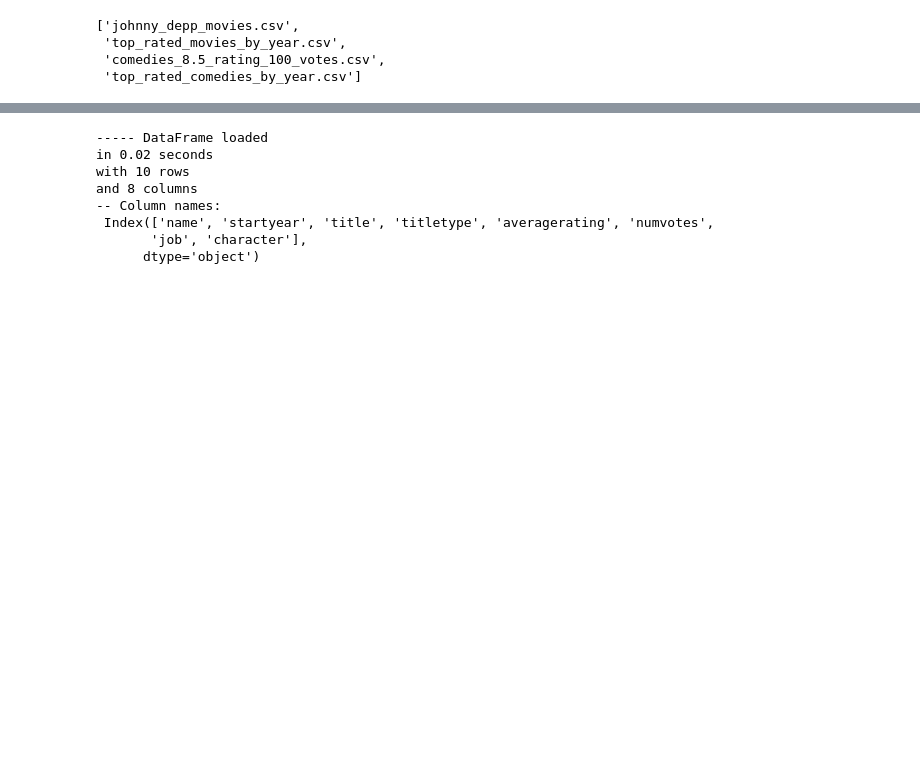
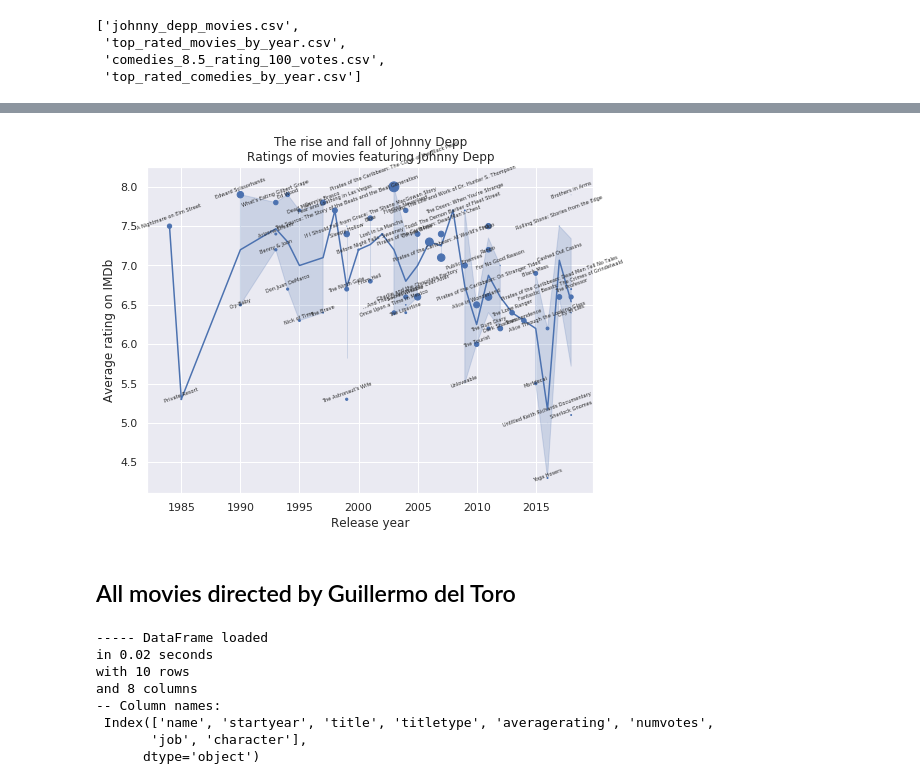
Before and after one commit to stepan-o/movies, a Jupyter notebook: notebooks/3.explore/imdb_explore.ipynb, the cells around one changed output, grey strips where cells are left out. Drawn from its saved outputs; the diff is of its cells as text; code cells hidden in the pictures; blank space fills up the shorter version.

Commit message:
add a chart for all movies featuring Johnny Depp

```diff
--- a/notebooks/3.explore/imdb_explore.ipynb
+++ b/notebooks/3.explore/imdb_explore.ipynb
@@ -85,16 +97,24 @@ print("----- DataFrame loaded"
 # %%
 f, ax = plt.subplots(1, figsize=(8, 6))
 
 sns.lineplot(data=df, x='startyear', y='averagerating', ax=ax)
 # sns.relplot(data=df, x='startyear', y='averagerating', size='numvotes')
 plt.scatter(x=df['startyear'], y=df['averagerating'], s=df['numvotes'] / 10000)
 ax.set_title("The rise and fall of Johnny Depp"
              "\nRatings of movies featuring Johnny Depp")
 ax.set_ylabel("Average rating on IMDb")
 ax.set_xlabel("Release year")
 
-plt.savefig('../3.explore/johnny_depp.png')
-# plt.show()
+for idx, movie in df.iterrows():
+    ax.text(movie['startyear'], movie['averagerating'] - 0.05, movie['title'],
+            ha='center', rotation=20, fontsize=5)
+
+plt.savefig('../3.explore/johnny_depp_movies.png', dpi=400)
+plt.show()
+# %% [output]
+[figure, added]
+# %% [markdown]
+## All movies directed by Guillermo del Toro
 # %%
 t = time()
 file_name = 'del_toro_movies_director.csv'
```
Also changed, not shown: parts of 3 cells of this notebook.
